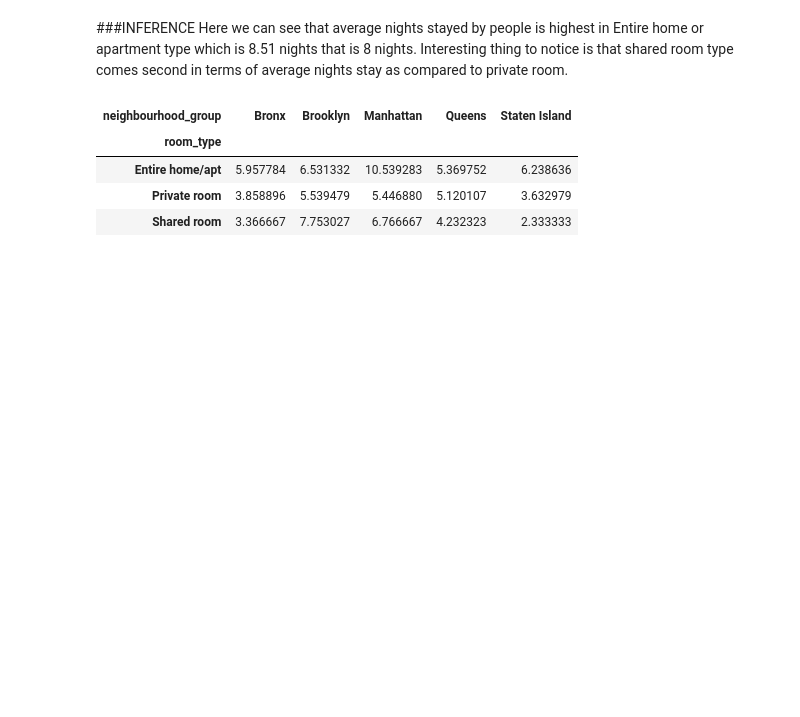
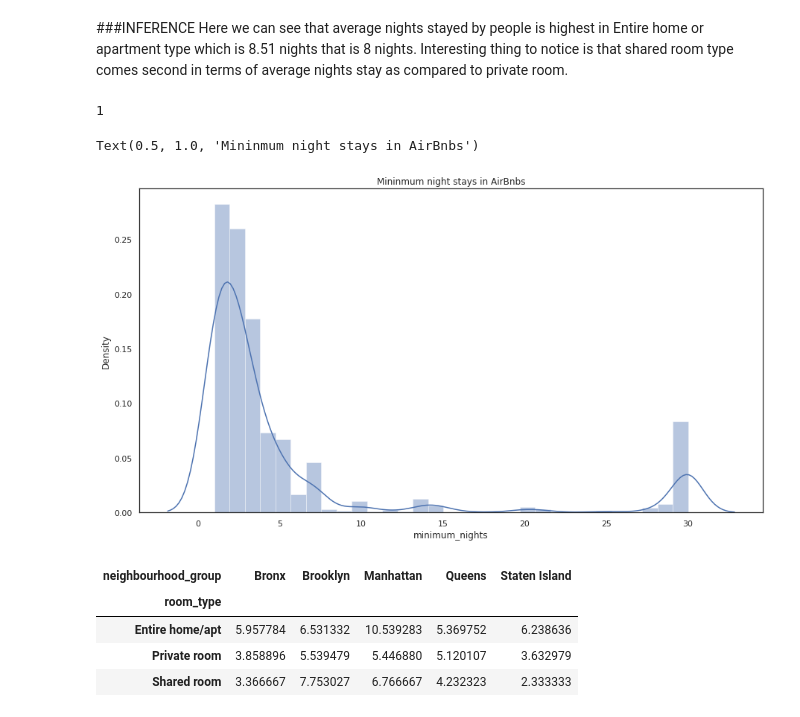
Before and after one commit to shubhamjangid510/EDA-Capstone-Airbnb-Analysis, a Jupyter notebook: Airbnb_Bookings_Analysis_Capstone_Project.ipynb, the cells around one changed output. Saved outputs shown, nothing was run; the diff lists cells and outputs as text; code cells hidden in the pictures; blank space fills up the shorter version.

```diff
--- a/Airbnb_Bookings_Analysis_Capstone_Project.ipynb
+++ b/Airbnb_Bookings_Analysis_Capstone_Project.ipynb
@@ -379,5 +360,17 @@ for index,data in enumerate(night_value_labels):
 # %% [markdown]
 ###INFERENCE
 Here we can see that average nights stayed by people is highest in Entire home or apartment type which is 8.51 nights that is 8 nights. Interesting thing to notice is that shared room type comes second in terms of average nights stay as compared to private room.
+# %%
+df.minimum_nights.min()
+# %% [output]
+1
+# %%
+plt.figure(figsize=(15,8))
+sns.distplot(df[(df['minimum_nights'] <= 30)]['minimum_nights'], bins=31)
+plt.ioff()
+plt.title("Mininmum night stays in AirBnbs")
+# %% [output]
+Text(0.5, 1.0, 'Mininmum night stays in AirBnbs')
+[figure, added]
 # %%
 #comparing aaverage nights in different room types with different neighbourhood areas.
```
Also changed, not shown: parts of 13 cells of this notebook.
